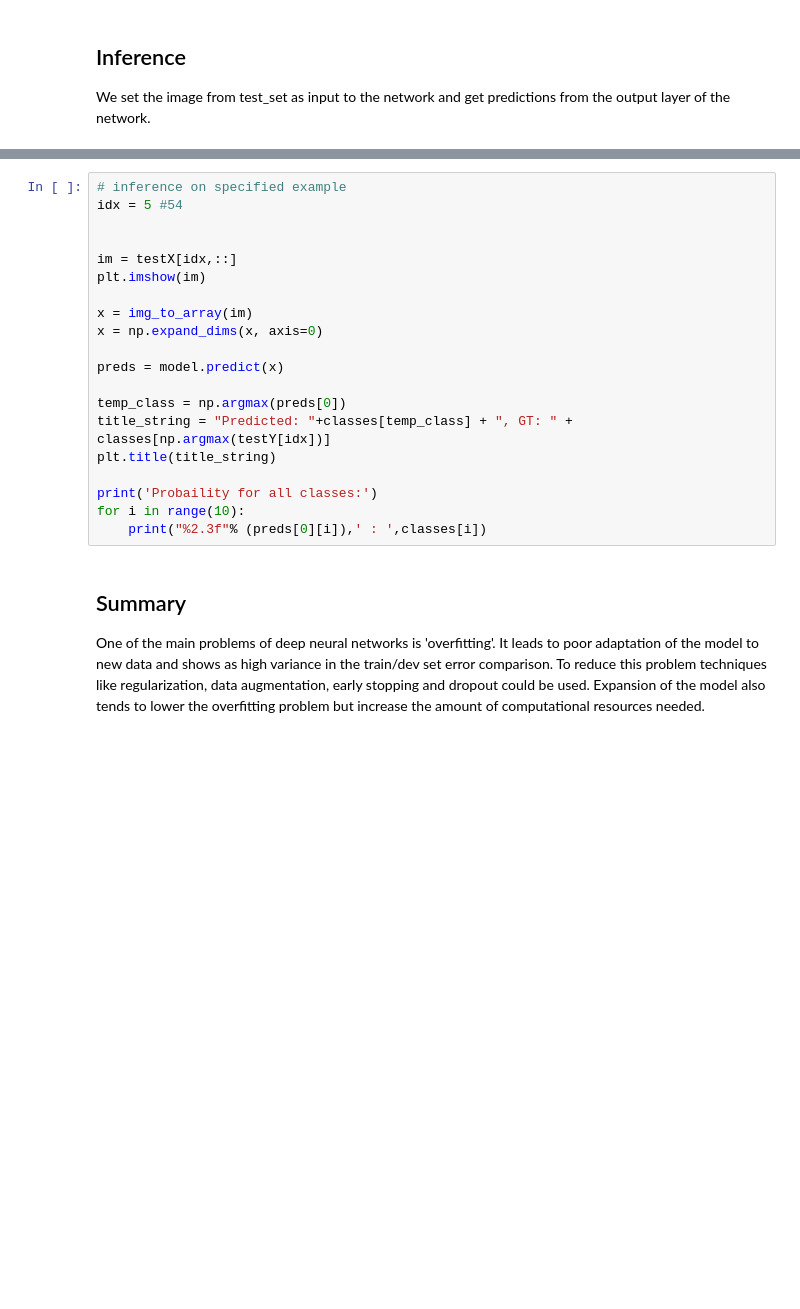
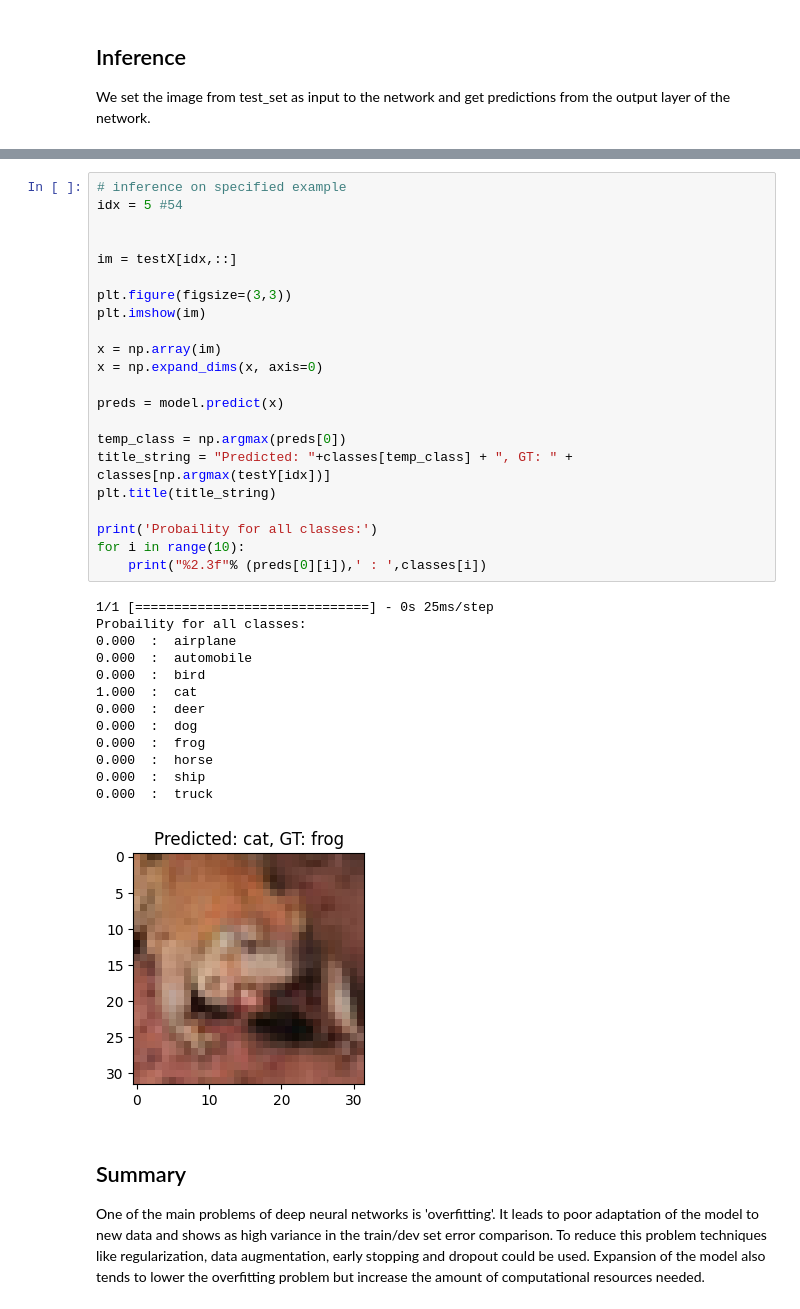
Before and after one commit to knave88/pretrainedCNN_DEMO, a Jupyter notebook: CNN_BT_tutorial.ipynb, the cells around one changed output, grey strips where cells are left out. Drawn from its saved outputs; the diff is of its cells as text; blank space fills up the shorter version.

```diff
--- a/CNN_BT_tutorial.ipynb
+++ b/CNN_BT_tutorial.ipynb
@@ -165,23 +211,39 @@ for i in range(15):
 # %%
 # inference on specified example
 idx = 5 #54
 
 
 im = testX[idx,::]
+
+plt.figure(figsize=(3,3))
 plt.imshow(im)
 
-x = img_to_array(im)
+x = np.array(im)
 x = np.expand_dims(x, axis=0)
 
 preds = model.predict(x)
 
 temp_class = np.argmax(preds[0])
 title_string = "Predicted: "+classes[temp_class] + ", GT: " + classes[np.argmax(testY[idx])]
 plt.title(title_string)
 
 print('Probaility for all classes:')
 for i in range(10):
     print("%2.3f"% (preds[0][i]),' : ',classes[i])
+# %% [output]
+1/1 [==============================] - 0s 25ms/step
+Probaility for all classes:
+0.000  :  airplane
+0.000  :  automobile
+0.000  :  bird
+1.000  :  cat
+0.000  :  deer
+0.000  :  dog
+0.000  :  frog
+0.000  :  horse
+0.000  :  ship
+0.000  :  truck
+[figure, added]
 # %% [markdown]
 ## Summary
 One of the main problems of deep neural networks is 'overfitting'. It leads to poor adaptation of the model to new data and shows as high variance in the train/dev set error comparison.
```
Also changed, not shown: parts of 9 cells of this notebook.
